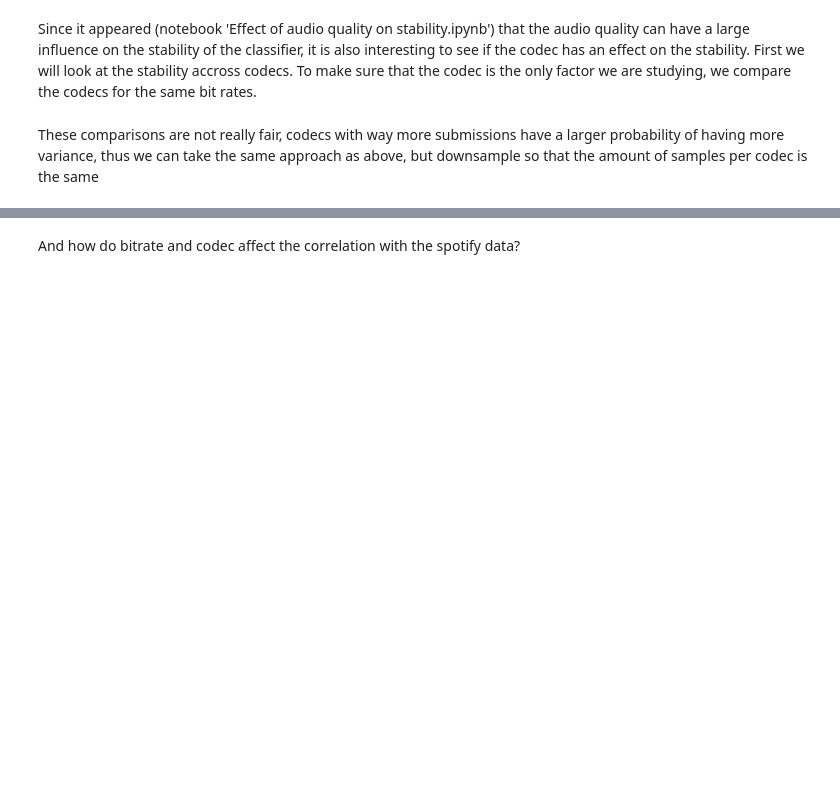
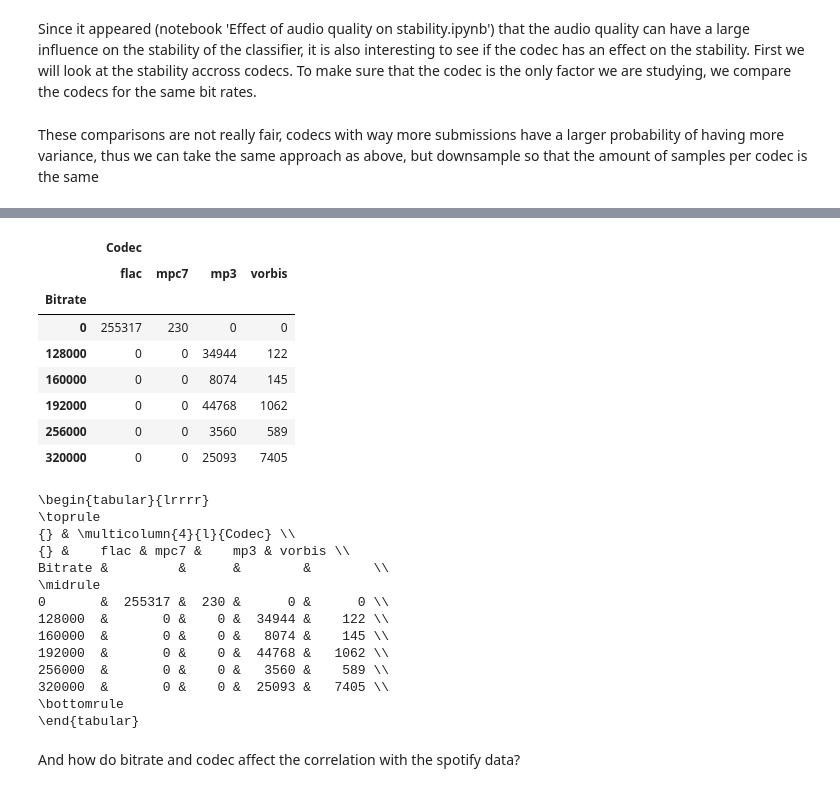
Before and after one commit to chrismostert/Thesis, a Jupyter notebook: Effect of audio quality on correlation and stability.ipynb, the cells around one changed output, grey strips where cells are left out. Saved outputs shown, nothing was run; the diff lists cells and outputs as text; code cells hidden in the pictures; blank space fills up the shorter version.

```diff
--- a/Effect of audio quality on correlation and stability.ipynb
+++ b/Effect of audio quality on correlation and stability.ipynb
@@ -90,3 +103,36 @@ for rate in bitrates:
+# %%
+d2 = distribution
+cols = [('Codec', 'flac'), ('Codec', 'mpc7'), ('Codec', 'mp3'), ('Codec', 'vorbis')]
+d2.columns=pd.MultiIndex.from_tuples(cols)
+d2.index.name = 'Bitrate'
+d2 = d2.fillna(value=0).sort_index().astype(int)
+display(d2)
+
+print(d2.to_latex())
+# %% [output]
+|  | Codec |  |  |  |
+|  | flac | mpc7 | mp3 | vorbis |
+| Bitrate |  |  |  |  |
+| 0 | 255317 | 230 | 0 | 0 |
+| 128000 | 0 | 0 | 34944 | 122 |
+| 160000 | 0 | 0 | 8074 | 145 |
+| 192000 | 0 | 0 | 44768 | 1062 |
+| 256000 | 0 | 0 | 3560 | 589 |
+| 320000 | 0 | 0 | 25093 | 7405 |
+\begin{tabular}{lrrrr}
+\toprule
+{} & \multicolumn{4}{l}{Codec} \\
+{} &    flac & mpc7 &    mp3 & vorbis \\
+Bitrate &         &      &        &        \\
+\midrule
+0       &  255317 &  230 &      0 &      0 \\
+128000  &       0 &    0 &  34944 &    122 \\
+160000  &       0 &    0 &   8074 &    145 \\
+192000  &       0 &    0 &  44768 &   1062 \\
+256000  &       0 &    0 &   3560 &    589 \\
+320000  &       0 &    0 &  25093 &   7405 \\
+\bottomrule
+\end{tabular}
 # %% [markdown]
 And how do bitrate and codec affect the correlation with the spotify data?
 # %%
```
Also changed, not shown: parts of 9 cells of this notebook, 4 other files.
